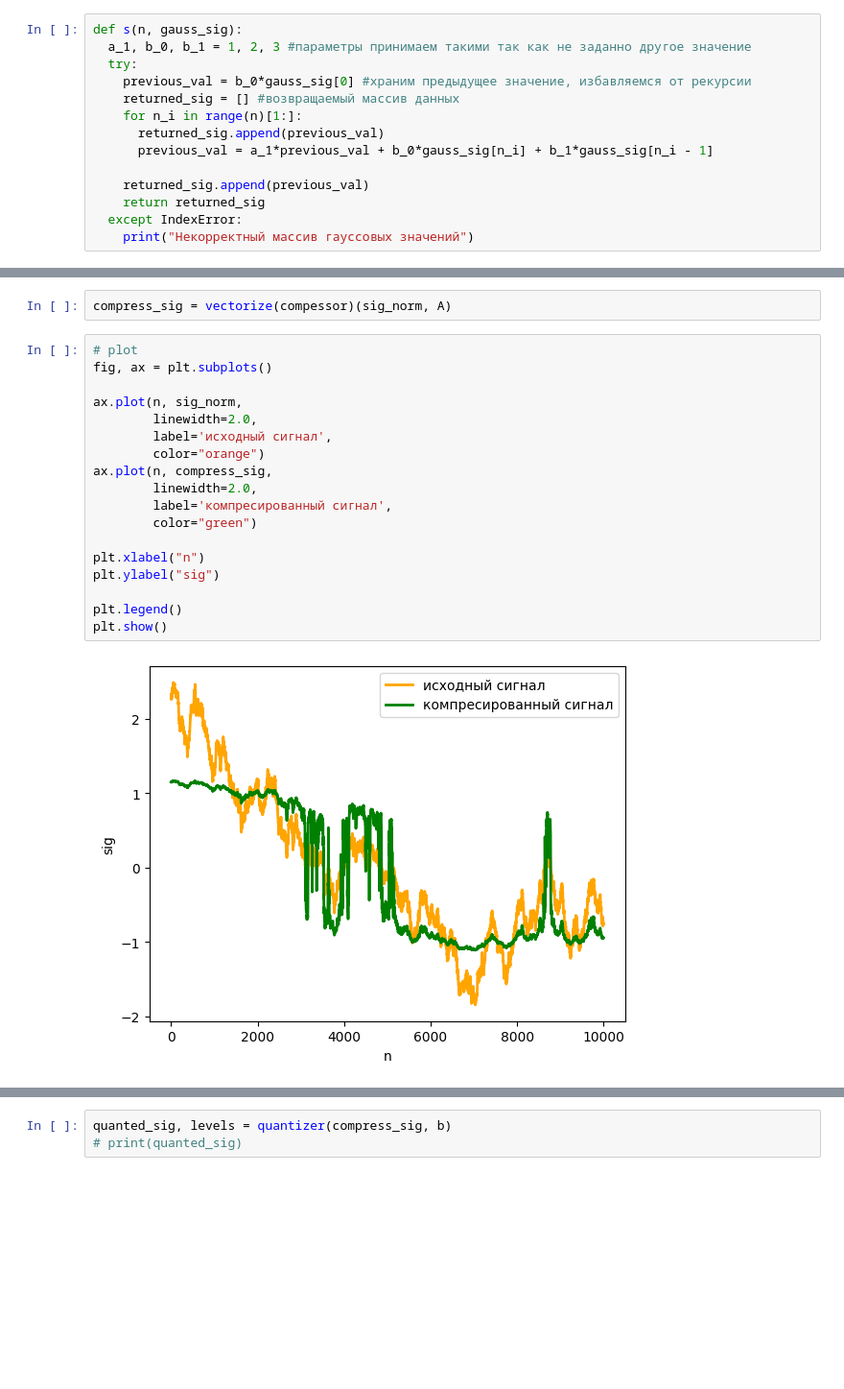
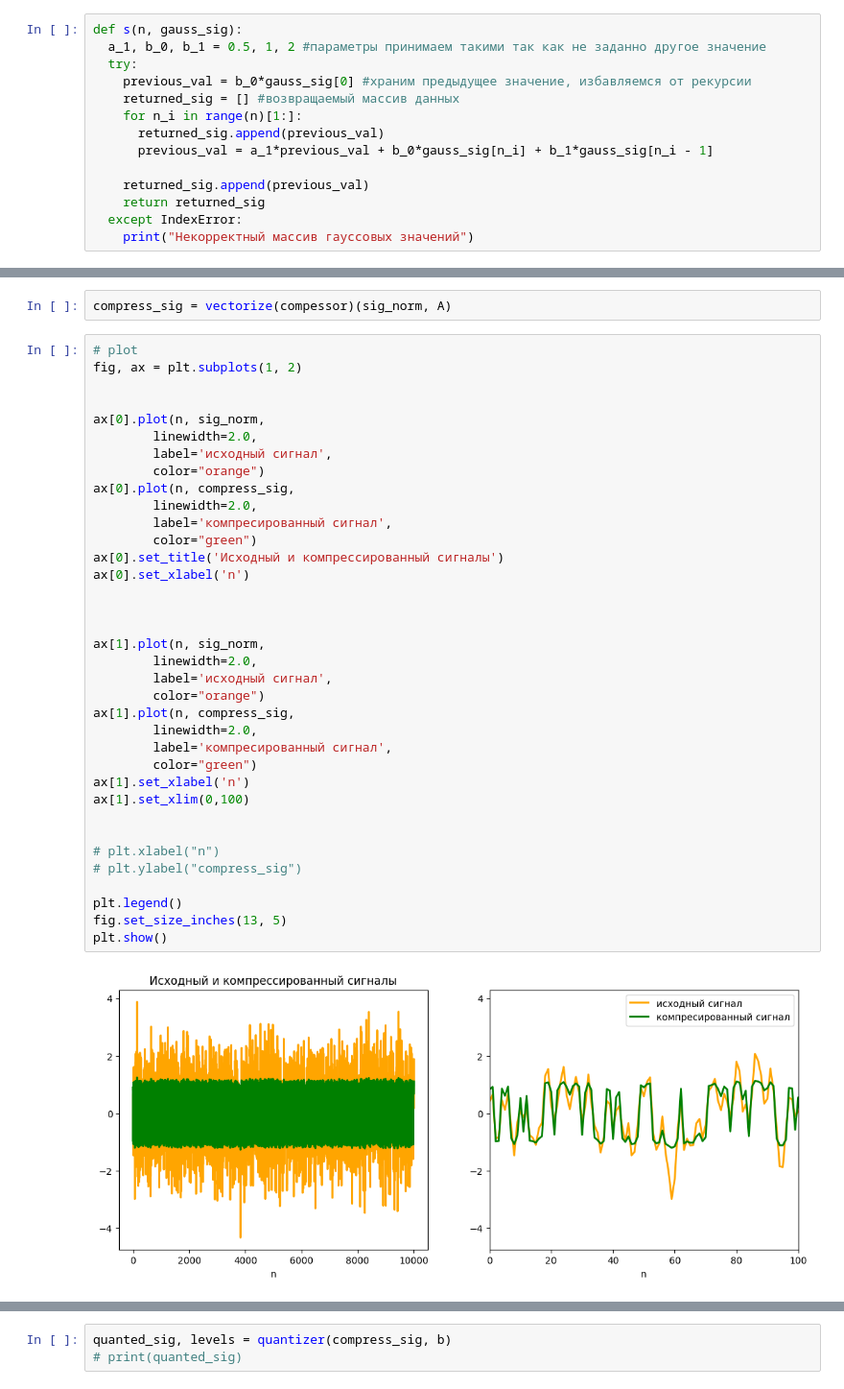
Before and after one commit to AlfaIV/RFinfSystem, a Jupyter notebook: ДЗ1_РСПИ.ipynb, the cells around one changed output, grey strips where cells are left out. Shown at 96% size. Cells and saved outputs as stored; diff of their text form; blank space fills up the shorter version.

```diff
--- a/ДЗ1_РСПИ.ipynb
+++ b/ДЗ1_РСПИ.ipynb
@@ -56,6 +82,6 @@ plt.show()
 # %%
 def s(n, gauss_sig):
-  a_1, b_0, b_1 = 1, 2, 3 #параметры принимаем такими так как не заданно другое значение
+  a_1, b_0, b_1 = 0.5, 1, 2 #параметры принимаем такими так как не заданно другое значение
   try:
     previous_val = b_0*gauss_sig[0] #храним предыдущее значение, избавляемся от рекурсии
     returned_sig = [] #возвращаемый массив данных
@@ -197,24 +238,42 @@ def compessor(x, A):
 compress_sig = vectorize(compessor)(sig_norm, A)
 # %%
 # plot
-fig, ax = plt.subplots()
+fig, ax = plt.subplots(1, 2)
 
-ax.plot(n, sig_norm,
+
+ax[0].plot(n, sig_norm,
         linewidth=2.0,
         label='исходный сигнал',
         color="orange")
-ax.plot(n, compress_sig,
+ax[0].plot(n, compress_sig,
         linewidth=2.0,
         label='компресированный сигнал',
         color="green")
+ax[0].set_title('Исходный и компрессированный сигналы')
+ax[0].set_xlabel('n')
 
-plt.xlabel("n")
-plt.ylabel("sig")
+
+
+ax[1].plot(n, sig_norm,
+        linewidth=2.0,
+        label='исходный сигнал',
+        color="orange")
+ax[1].plot(n, compress_sig,
+        linewidth=2.0,
+        label='компресированный сигнал',
+        color="green")
+ax[1].set_xlabel('n')
+ax[1].set_xlim(0,100)
+
+
+# plt.xlabel("n")
+# plt.ylabel("compress_sig")
 
 plt.legend()
+fig.set_size_inches(13, 5)
 plt.show()
 # %% [output]
-[figure, old version]
+[figure, new version]
 # %%
 fig, (ax1, ax2) = plt.subplots(1,2)
 
```
Also changed, not shown: parts of 56 cells of this notebook.
